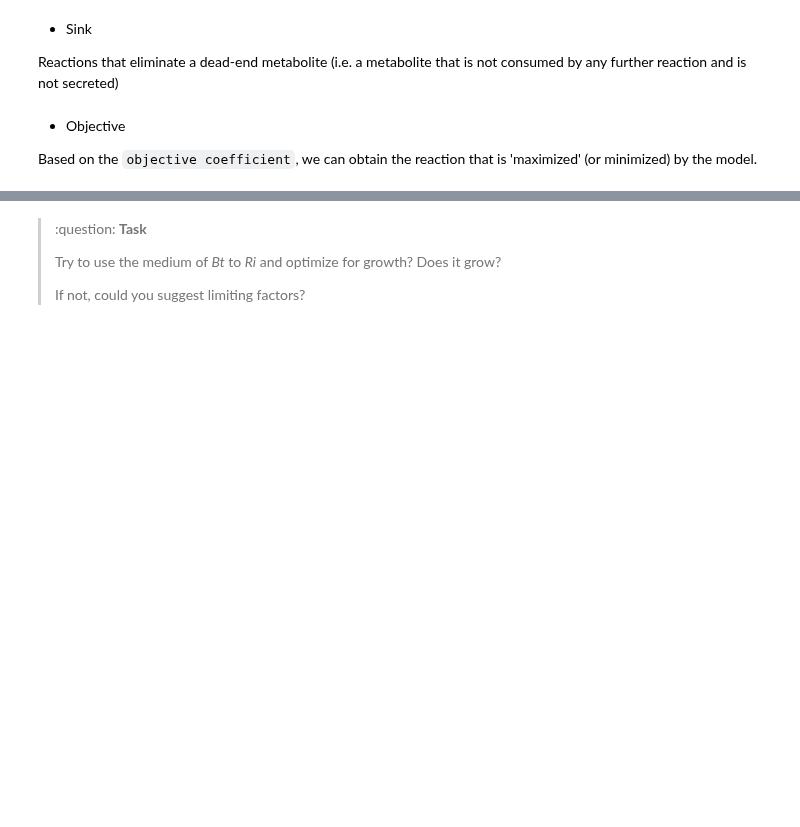
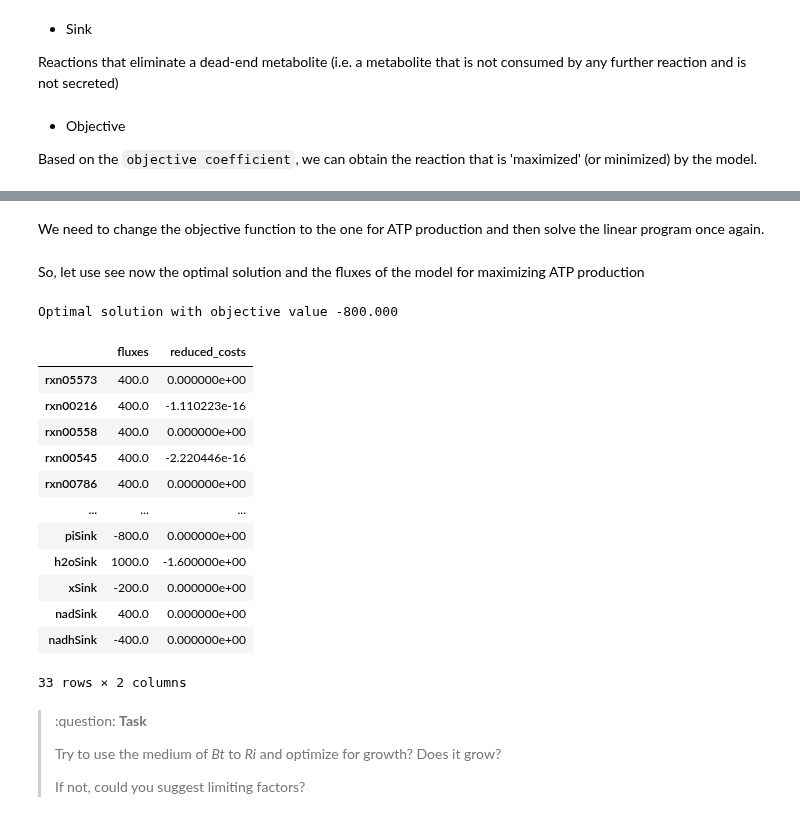
Before and after one commit to hariszaf/metabolic_toy_model, a Jupyter notebook: Antony2025/introductionToCOBRApy.ipynb, the cells around one changed output, grey strips where cells are left out. Cells and saved outputs as stored; diff of their text form; code cells hidden in the pictures; blank space fills up the shorter version.

Commit message:
change objective function

```diff
--- a/Antony2025/introductionToCOBRApy.ipynb
+++ b/Antony2025/introductionToCOBRApy.ipynb
@@ -476,0 +504,4 @@ for i in bt_model.reactions:
+# %% [markdown]
+We need to change the objective function to the one for ATP production and then solve the linear program once again.
+# %%
+bt_model.objective = bt_model.reactions.rxn00148
@@ -477,3 +510,25 @@ for i in bt_model.reactions:
+# %%
+bt_model.objective_direction = "min"
+sol_atp_min = bt_model.optimize()
+# %% [markdown]
+So, let use see now the optimal solution and the fluxes of the model for maximizing ATP production
+# %%
+sol_atp_min
+# %% [output]
+Optimal solution with objective value -800.000
+|  | fluxes | reduced_costs |
+| rxn05573 | 400.0 | 0.000000e+00 |
+| rxn00216 | 400.0 | -1.110223e-16 |
+| rxn00558 | 400.0 | 0.000000e+00 |
+| rxn00545 | 400.0 | -2.220446e-16 |
+| rxn00786 | 400.0 | 0.000000e+00 |
+| ... | ... | ... |
+| piSink | -800.0 | 0.000000e+00 |
+| h2oSink | 1000.0 | -1.600000e+00 |
+| xSink | -200.0 | 0.000000e+00 |
+| nadSink | 400.0 | 0.000000e+00 |
+| nadhSink | -400.0 | 0.000000e+00 |
+33 rows × 2 columns
 # %% [markdown]
 > :question: **Task**
 >
```
Also changed, not shown: parts of 8 cells of this notebook.
